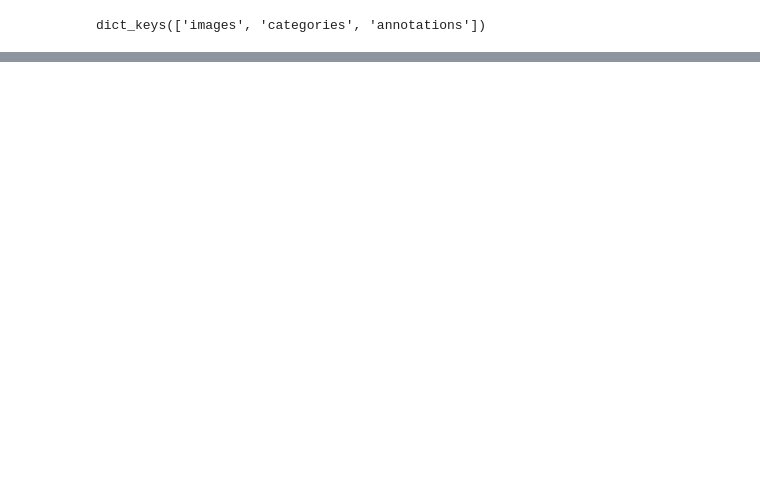
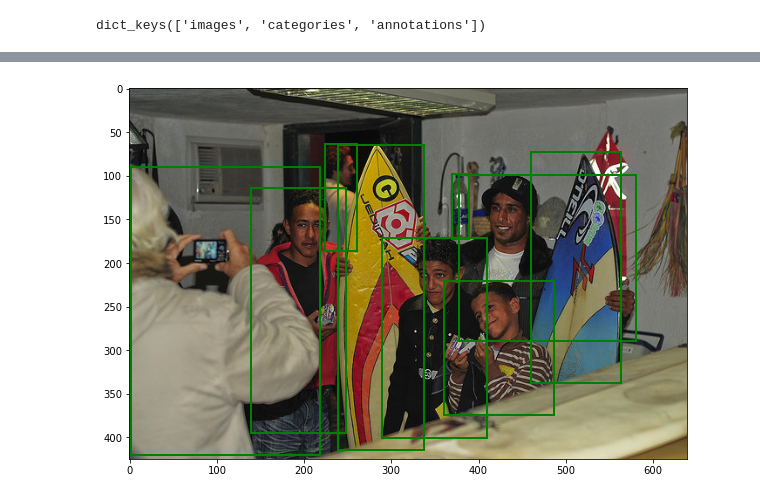
Before and after one commit to erikdao/sparse-detector, a Jupyter notebook: unrel/convert_annotations.ipynb, the cells around one changed output, grey strips where cells are left out. Cells and saved outputs as stored; diff of their text form; code cells hidden in the pictures; blank space fills up the shorter version.

```diff
--- a/unrel/convert_annotations.ipynb
+++ b/unrel/convert_annotations.ipynb
@@ -207,0 +281,5 @@ dict_keys(['images', 'categories', 'annotations'])
+# %%
+img_folder = coco_path
+ann_file = coco_path.parent / "annotations" / "instances_val2017.json"
+
+coco_2 = CocoDetection(img_folder, ann_file, transforms=None)
@@ -207,0 +305,16 @@ dict_keys(['images', 'categories', 'annotations'])
+# %%
+img, anno = coco_2[50]
+fig, ax = plt.subplots(figsize=(10, 15))
+ax.imshow(img)
+boxes = anno['boxes'].detach().cpu().tolist()
+
+for box in boxes:
+    xmin, ymin, xmax, ymax = box
+    width = xmax - xmin
+    height = ymax - ymin
+    rect = patches.Rectangle((xmin, ymin), width, height, fill=False, edgecolor='g', linewidth=2)
+    ax.add_artist(rect)
+
+plt.show()
+# %% [output]
+[figure, added]
```
Also changed, not shown: parts of 14 cells of this notebook, 1 other file.
